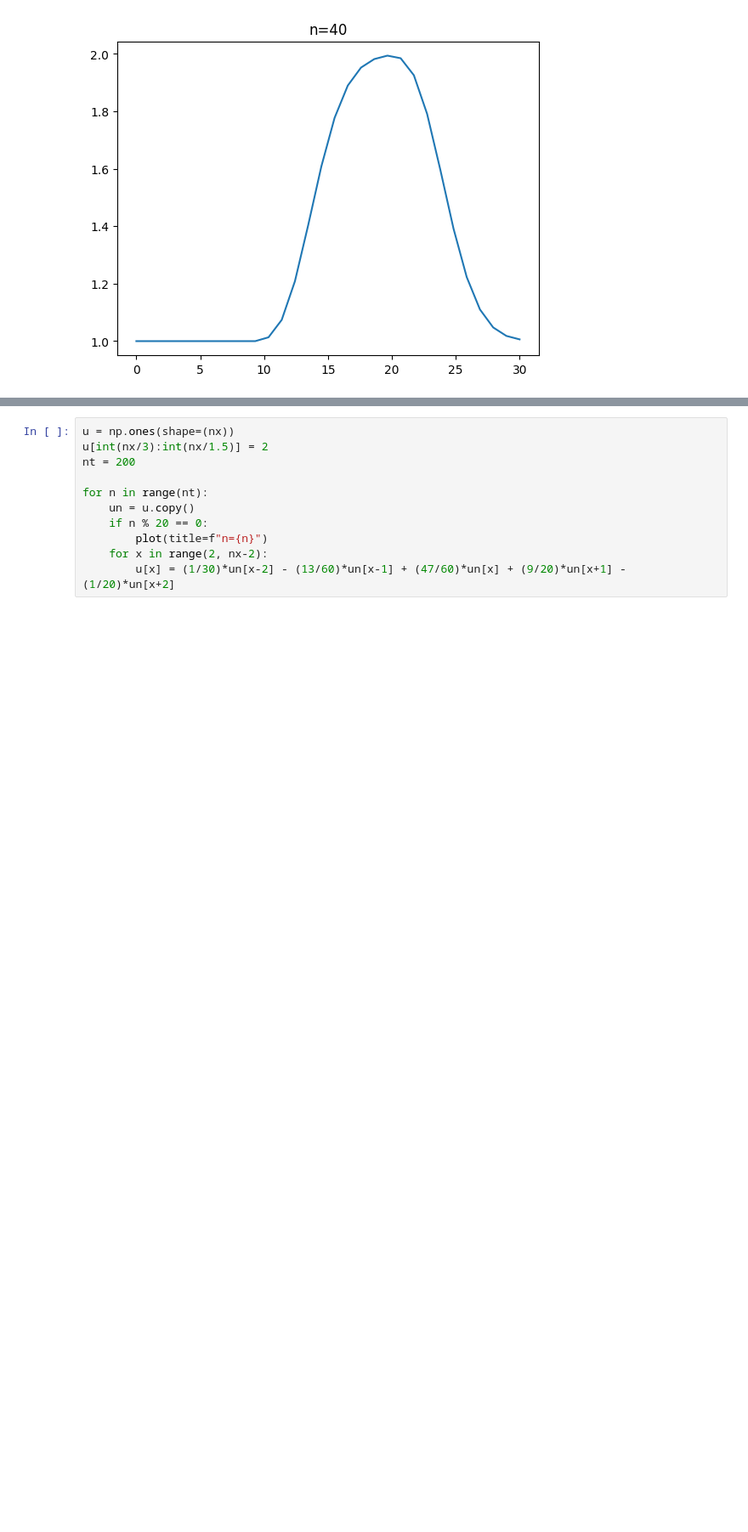
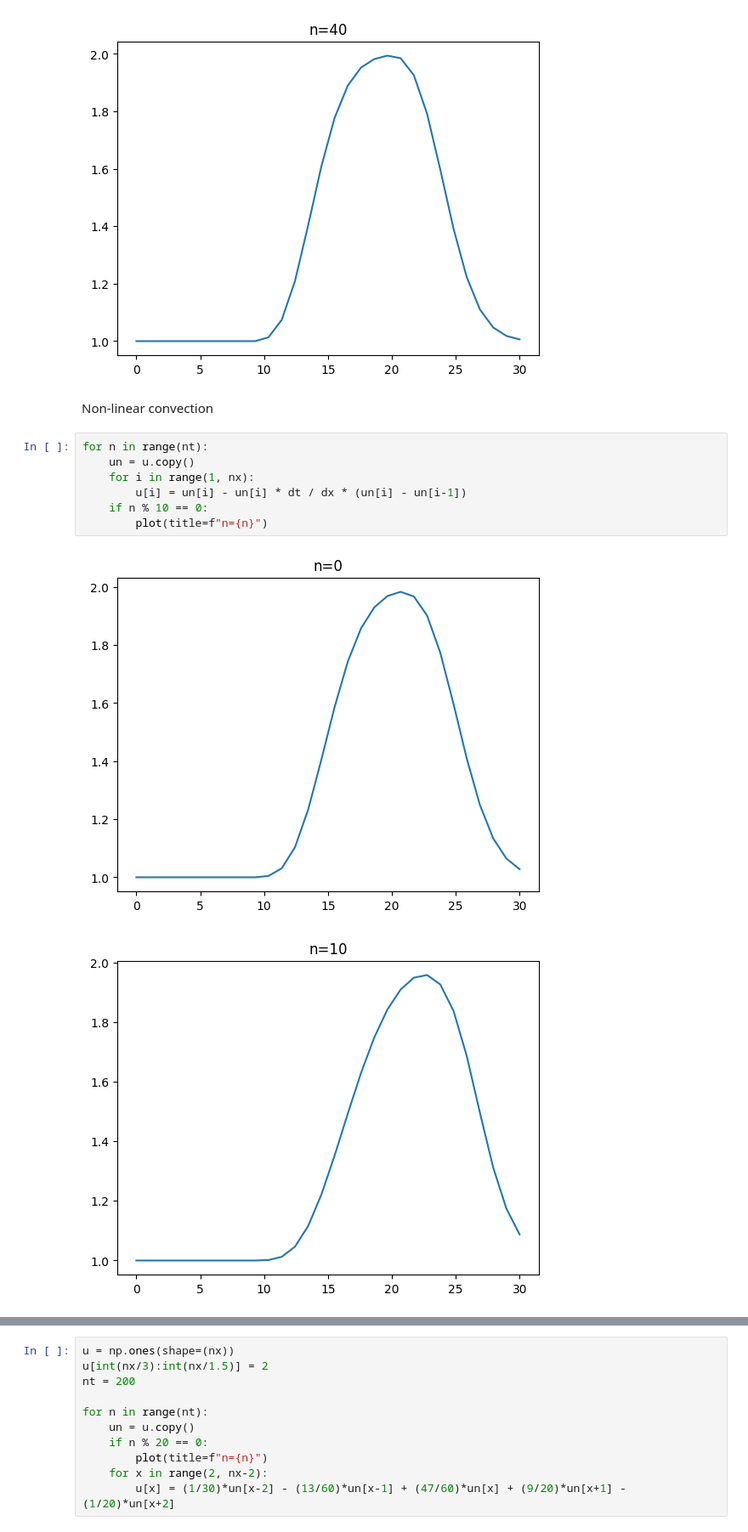
Before and after one commit to ColouredCat/Fluid_Sums, a Jupyter notebook: 1d-convection.ipynb, the cells around one changed output, grey strips where cells are left out. Shown at 85% size. Drawn from its saved outputs; the diff is of its cells as text; blank space fills up the shorter version.

Commit message:
Updated convection

```diff
--- a/1d-convection.ipynb
+++ b/1d-convection.ipynb
@@ -59,3 +61,15 @@ for n in range(nt):
 [figure]
 [figure]
 [figure]
+# %% [markdown]
+Non-linear convection
+# %%
+for n in range(nt):
+    un = u.copy()
+    for i in range(1, nx):
+        u[i] = un[i] - un[i] * dt / dx * (un[i] - un[i-1])
+    if n % 10 == 0:
+        plot(title=f"n={n}")
+# %% [output]
+[figure, added]
+[figure, added]
```
Also changed, not shown: parts of 2 cells of this notebook, 1 other file.
